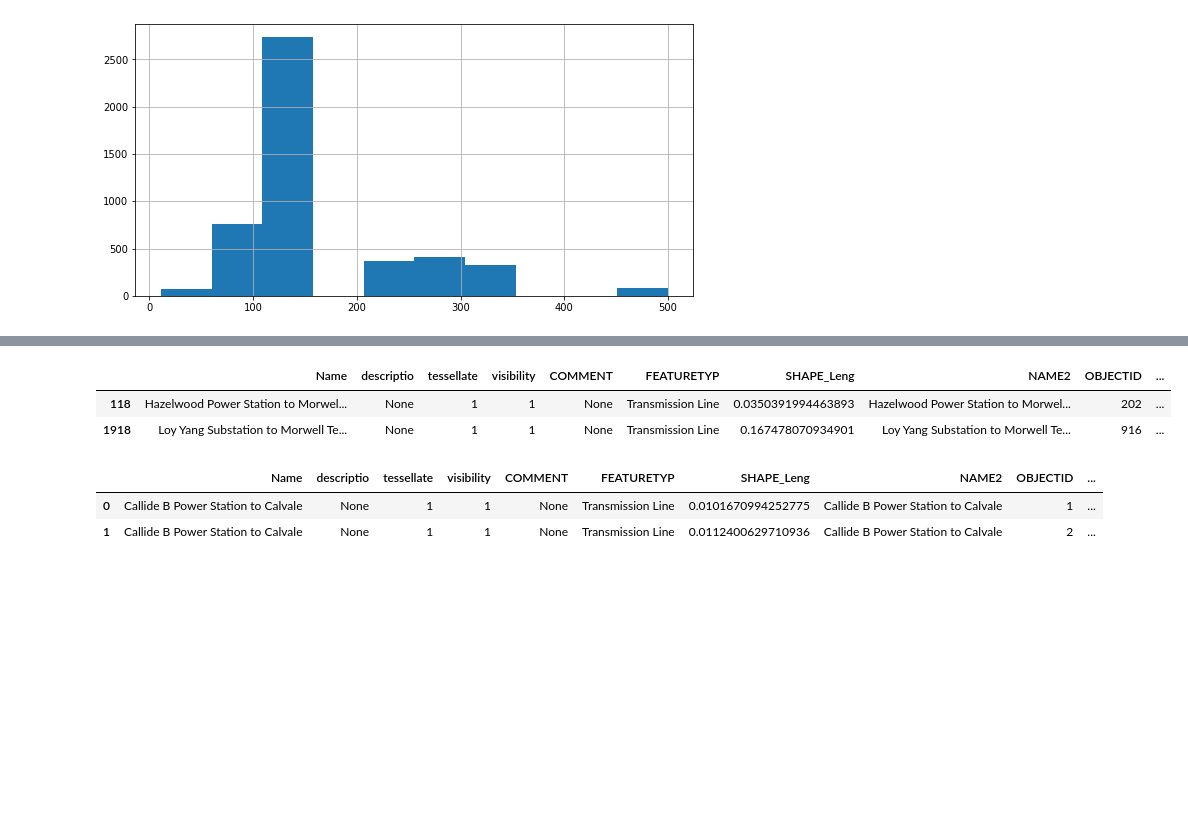
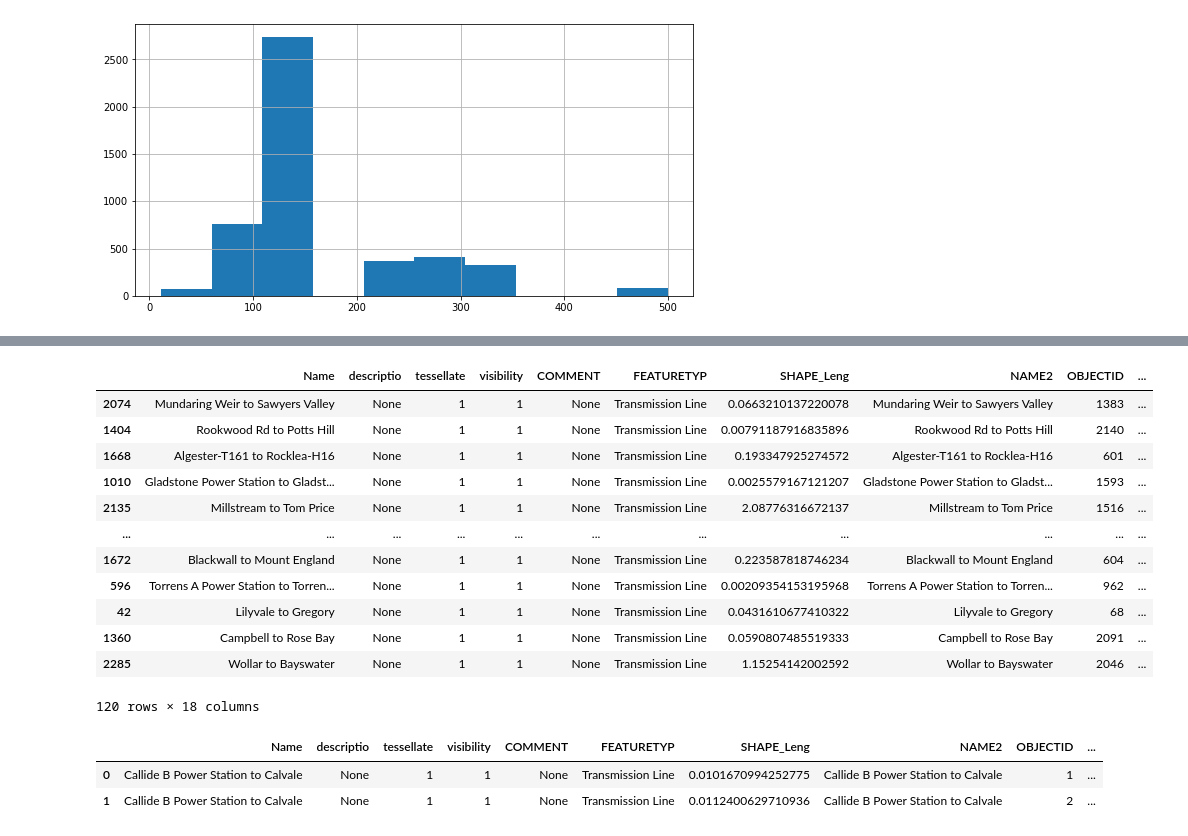
Before and after one commit to EvJ-5903/Transmission-Lines, a Jupyter notebook: Data Collection.ipynb, the cells around one changed output, grey strips where cells are left out. Cells and saved outputs as stored; diff of their text form; code cells hidden in the pictures; blank space fills up the shorter version.

```diff
--- a/Data Collection.ipynb
+++ b/Data Collection.ipynb
@@ -119,14 +117,24 @@ import pandas as pd
 %matplotlib inline
 plt.rcParams['figure.figsize'] = (20, 10)
 # %%
-burbs = gp.GeoDataFrame.from_file('ElectricityTransmissionLines_v2-line.shp')
-burbs.set_crs(epsg=5234, inplace=True, allow_override=True)
+transmissionlines_visual = gp.GeoDataFrame.from_file('ElectricityTransmissionLines_v2-line.shp')
+transmissionlines_visual.set_crs(epsg=5234, inplace=True, allow_override=True)
 # https://epsg.io/8021
 # GDA2020 is the latest and least wrong coord set for Sydney
-burbs.sample(2)
+transmissionlines_visual.sample(120)
 # %% [output]
 |  | Name | descriptio | tessellate | visibility | COMMENT | FEATURETYP | SHAPE_Leng | NAME2 | OBJECTID | ... |
-| 118 | Hazelwood Power Station to Morwel... | None | 1 | 1 | None | Transmission Line | 0.0350391994463893 | Hazelwood Power Station to Morwel... | 202 | ... |
-| 1918 | Loy Yang Substation to Morwell Te... | None | 1 | 1 | None | Transmission Line | 0.167478070934901 | Loy Yang Substation to Morwell Te... | 916 | ... |
+| 2074 | Mundaring Weir to Sawyers Valley | None | 1 | 1 | None | Transmission Line | 0.0663210137220078 | Mundaring Weir to Sawyers Valley | 1383 | ... |
+| 1404 | Rookwood Rd to Potts Hill | None | 1 | 1 | None | Transmission Line | 0.00791187916835896 | Rookwood Rd to Potts Hill | 2140 | ... |
+| 1668 | Algester-T161 to Rocklea-H16 | None | 1 | 1 | None | Transmission Line | 0.193347925274572 | Algester-T161 to Rocklea-H16 | 601 | ... |
+| 1010 | Gladstone Power Station to Gladst... | None | 1 | 1 | None | Transmission Line | 0.0025579167121207 | Gladstone Power Station to Gladst... | 1593 | ... |
+| 2135 | Millstream to Tom Price | None | 1 | 1 | None | Transmission Line | 2.08776316672137 | Millstream to Tom Price | 1516 | ... |
+| ... | ... | ... | ... | ... | ... | ... | ... | ... | ... | ... |
+| 1672 | Blackwall to Mount England | None | 1 | 1 | None | Transmission Line | 0.223587818746234 | Blackwall to Mount England | 604 | ... |
+| 596 | Torrens A Power Station to Torren... | None | 1 | 1 | None | Transmission Line | 0.00209354153195968 | Torrens A Power Station to Torren... | 962 | ... |
+| 42 | Lilyvale to Gregory | None | 1 | 1 | None | Transmission Line | 0.0431610677410322 | Lilyvale to Gregory | 68 | ... |
+| 1360 | Campbell to Rose Bay | None | 1 | 1 | None | Transmission Line | 0.0590807485519333 | Campbell to Rose Bay | 2091 | ... |
+| 2285 | Wollar to Bayswater | None | 1 | 1 | None | Transmission Line | 1.15254142002592 | Wollar to Bayswater | 2046 | ... |
+120 rows × 18 columns
 # %%
 cols_to_drop = ["DESCRIPTON", "NSW_LOCA_3", "NSW_LOCA_4","NSW_LOCA_5","NSW_LOCA_7", "DT_RETIRE"]
```
Also changed, not shown: parts of 25 cells of this notebook, 3 other files.
